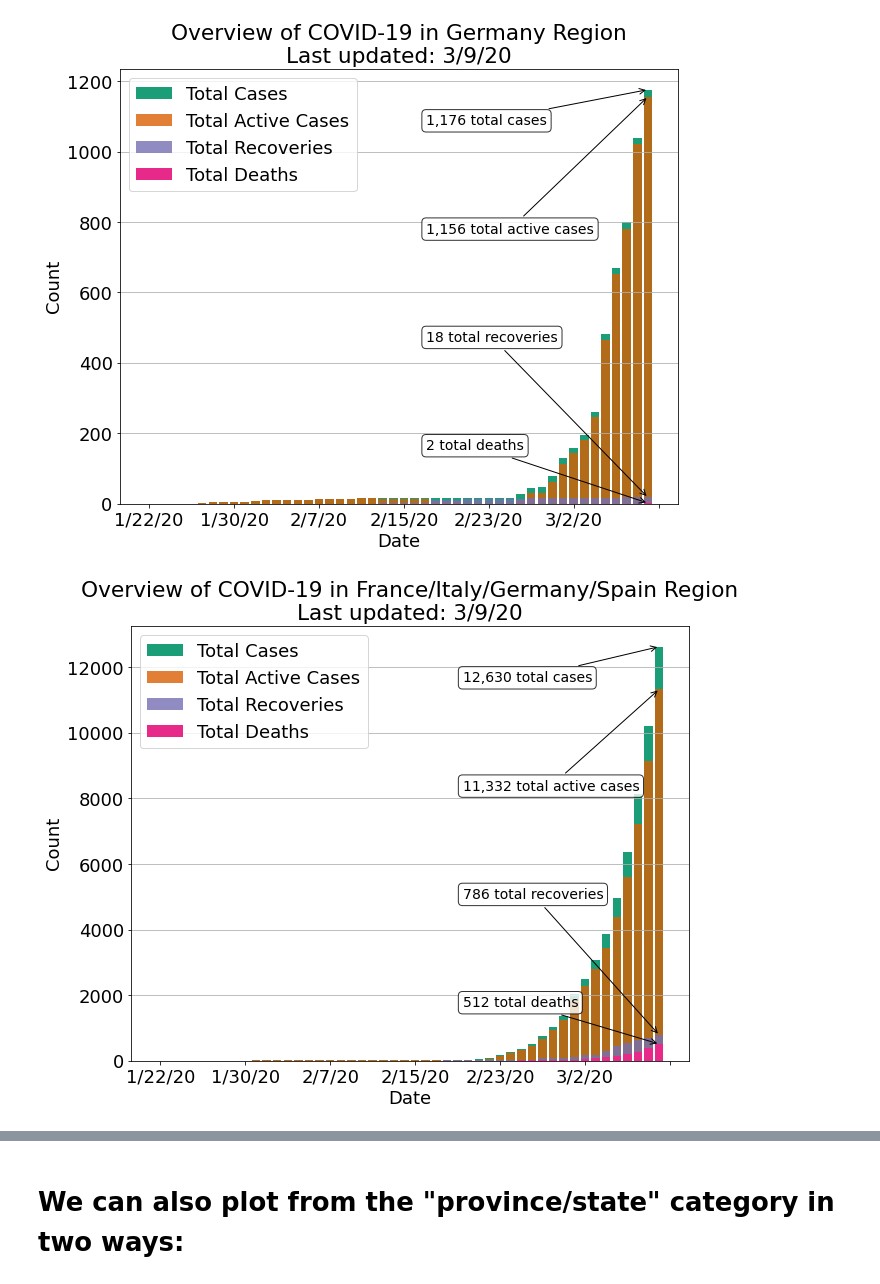
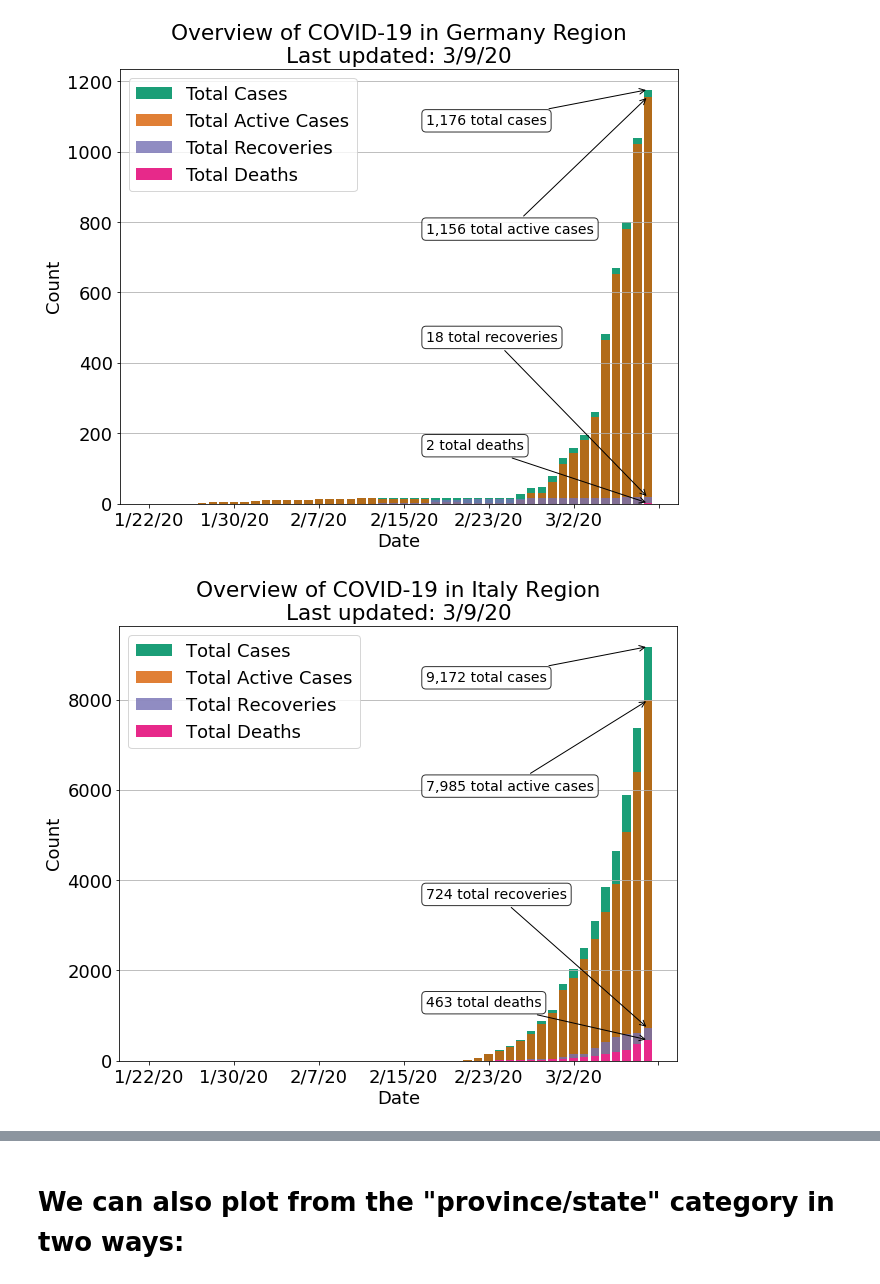
Before and after one commit to nrhinehart/COVID-19-pyvis, a Jupyter notebook: overview_plotting_example.ipynb, the cells around one changed output, grey strips where cells are left out. Saved outputs shown, nothing was run; the diff lists cells and outputs as text; code cells hidden in the pictures.

```diff
--- a/overview_plotting_example.ipynb
+++ b/overview_plotting_example.ipynb
@@ -155,7 +178,7 @@ plot_regions(['Germany'])
 # %% [output]
 [figure]
 # %%
-plot_regions(['France', 'Italy', 'Germany', 'Spain'])
+plot_regions(['Italy'])
 # %% [output]
-[figure, old version]
+[figure, new version]
 # %%
```
Also changed, not shown: parts of 14 cells of this notebook, 1 other file.
